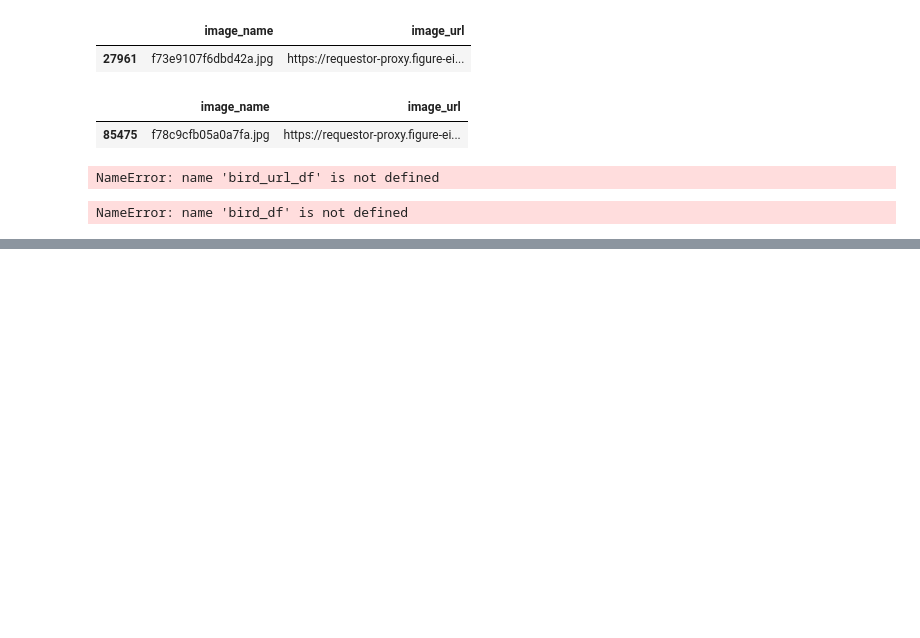
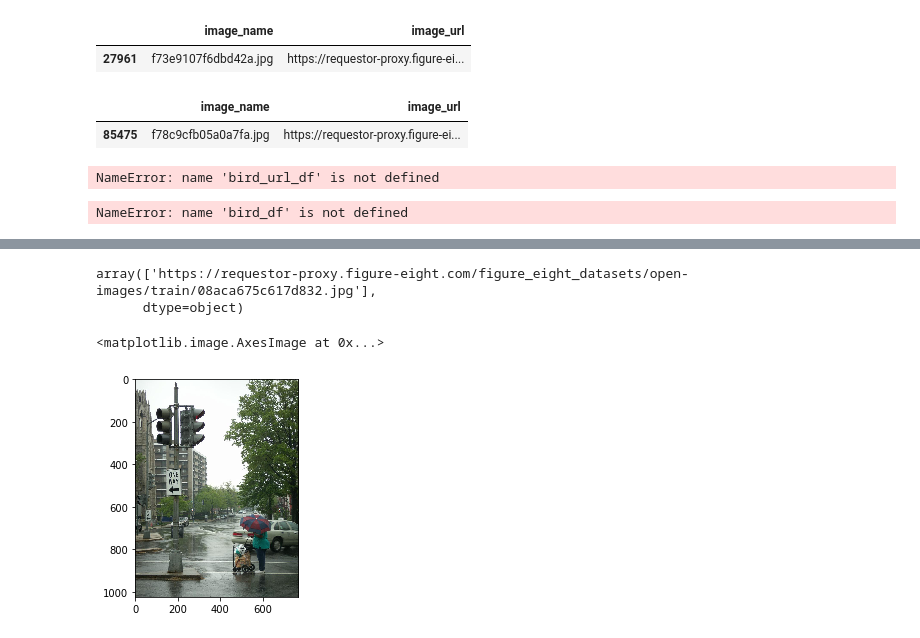
Before and after one commit to DaHeller/Object-detection-using-Faster-RCNN, a Jupyter notebook: src/dataprep.ipynb, the cells around one changed output, grey strips where cells are left out. Saved outputs shown, nothing was run; the diff lists cells and outputs as text; code cells hidden in the pictures; blank space fills up the shorter version.

```diff
--- a/src/dataprep.ipynb
+++ b/src/dataprep.ipynb
@@ -216,0 +333,5 @@ KeyError: <class 'numpy.object_'>
+# %%
+g['image_url'].values
+# %% [output]
+array(['https://requestor-proxy.figure-eight.com/figure_eight_datasets/open-images/train/08aca675c617d832.jpg'],
+      dtype=object)
@@ -216,0 +385,5 @@ KeyError: <class 'numpy.object_'>
+# %%
+'/Users/davidheller/Object-detection-using-Faster-RCNN/createddata/test_annotation.txt'
+# %% [output]
+<matplotlib.image.AxesImage at 0x...>
+[figure, added]
```
Also changed, not shown: parts of 20 cells of this notebook, 2 other files.
